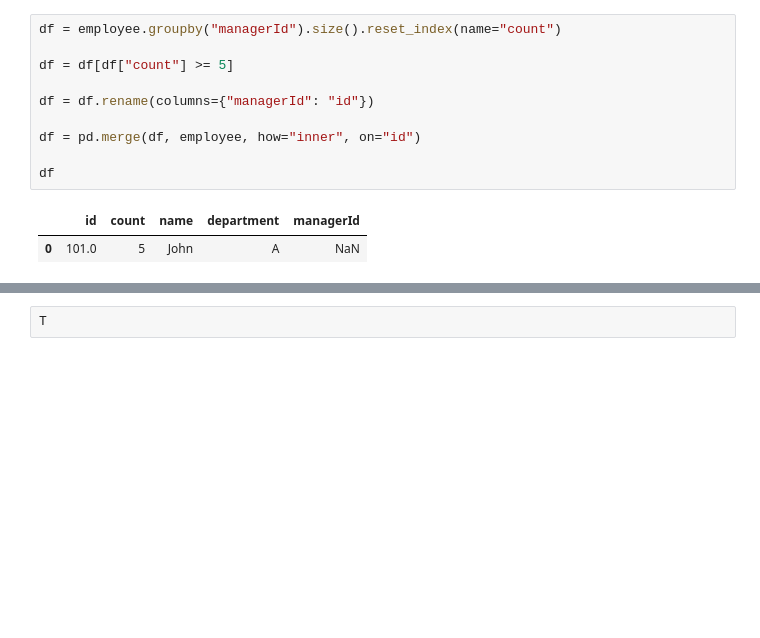
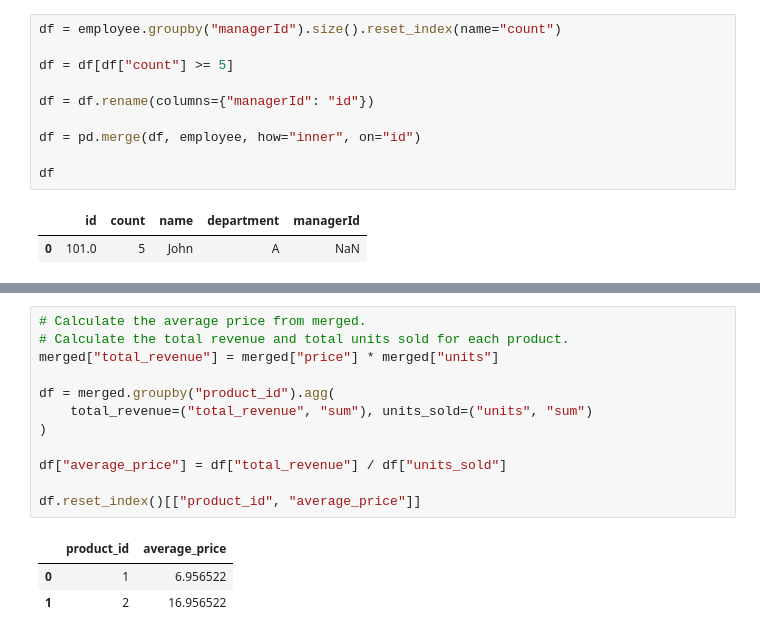
Before and after one commit to Drblessing/leetcode, a Jupyter notebook: Pandas/scratch.ipynb, the cells around one changed output, grey strips where cells are left out. Cells and saved outputs as stored; diff of their text form; blank space fills up the shorter version.

```diff
--- a/Pandas/scratch.ipynb
+++ b/Pandas/scratch.ipynb
@@ -1173,2 +1116,16 @@ def average_selling_price(
-# %%
-T
+# %%
+# Calculate the average price from merged.
+# Calculate the total revenue and total units sold for each product.
+merged["total_revenue"] = merged["price"] * merged["units"]
+
+df = merged.groupby("product_id").agg(
+    total_revenue=("total_revenue", "sum"), units_sold=("units", "sum")
+)
+
+df["average_price"] = df["total_revenue"] / df["units_sold"]
+
+df.reset_index()[["product_id", "average_price"]]
+# %% [output]
+|  | product_id | average_price |
+| 0 | 1 | 6.956522 |
+| 1 | 2 | 16.956522 |
```
Also changed, not shown: parts of 2 cells of this notebook, 1 other file.
